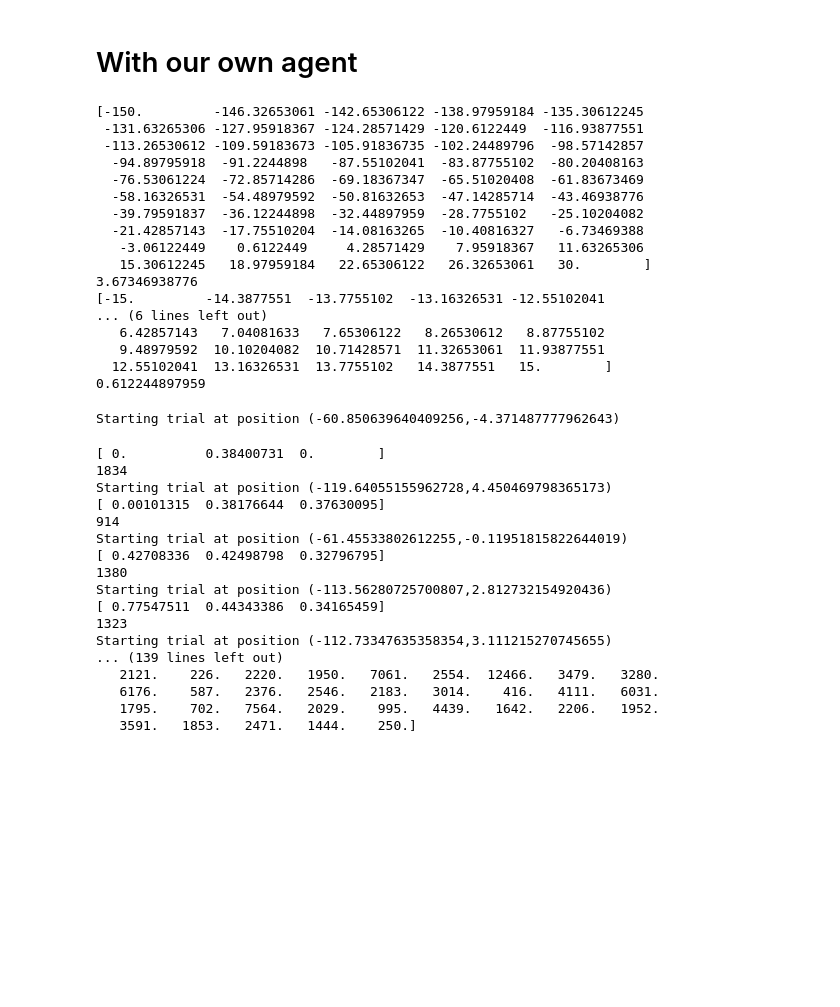
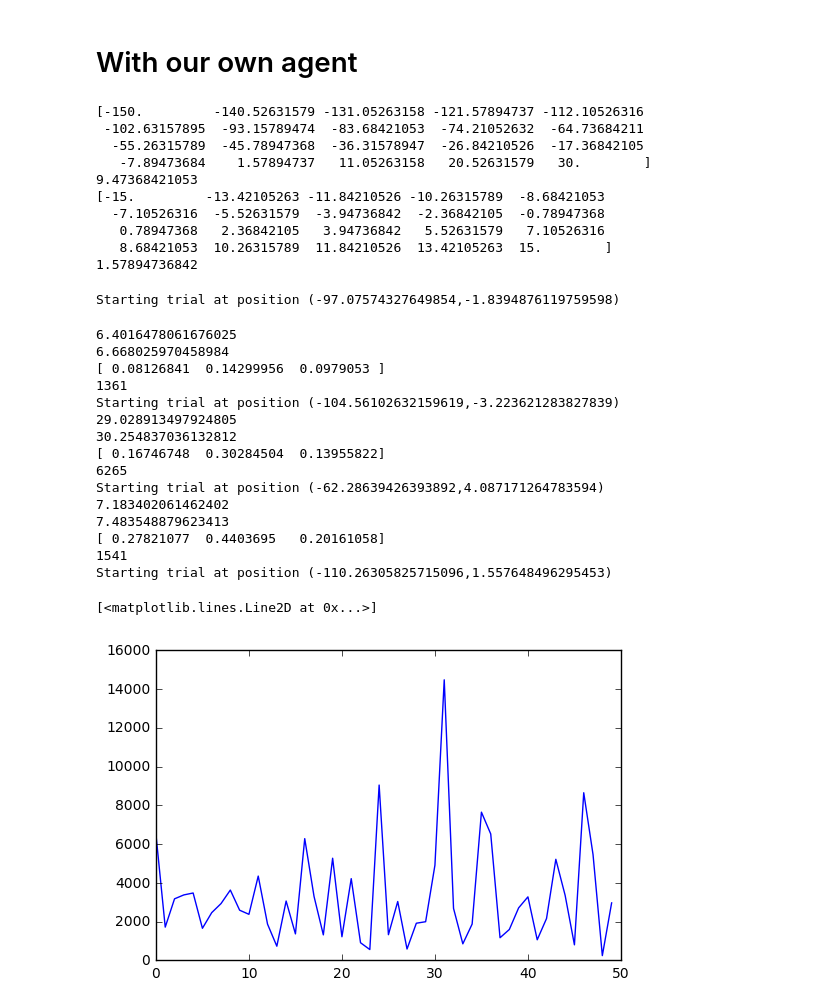
Before and after one commit to DunaiFuentes/unsupNN, a Jupyter notebook: Project2/Reinforment_Learning.ipynb, the cells around one changed output. Drawn from its saved outputs; the diff is of its cells as text; code cells hidden in the pictures; blank space fills up the shorter version.

```diff
--- a/Project2/Reinforment_Learning.ipynb
+++ b/Project2/Reinforment_Learning.ipynb
@@ -15,52 +36,43 @@ plb.show()
 # %% [markdown]
 # With our own agent
 # %%
-n_neurons = 50 # Actually a n_neuros x n_neurons grid
-tau = 0.5 #Exploration temperature parameter
-eta = 0.1 #Learning rate
+n_neurons = 20 # Actually a n_neuros x n_neurons grid
+tau = 0.2 #Exploration temperature parameter
+eta = 0.01 #Learning rate
 gamma = 0.95 #Reward factor
-lambda_eligibility = 0.95 #elegibility decay
+lambda_eligibility = 0.95 #eligibility decay
 a = NA1.NeuralAgent(n_neurons,tau,eta,gamma,lambda_eligibility)
 # %% [output]
-[-150.         -146.32653061 -142.65306122 -138.97959184 -135.30612245
- -131.63265306 -127.95918367 -124.28571429 -120.6122449  -116.93877551
- -113.26530612 -109.59183673 -105.91836735 -102.24489796  -98.57142857
-  -94.89795918  -91.2244898   -87.55102041  -83.87755102  -80.20408163
-  -76.53061224  -72.85714286  -69.18367347  -65.51020408  -61.83673469
-  -58.16326531  -54.48979592  -50.81632653  -47.14285714  -43.46938776
-  -39.79591837  -36.12244898  -32.44897959  -28.7755102   -25.10204082
-  -21.42857143  -17.75510204  -14.08163265  -10.40816327   -6.73469388
-   -3.06122449    0.6122449     4.28571429    7.95918367   11.63265306
-   15.30612245   18.97959184   22.65306122   26.32653061   30.        ]
-3.67346938776
-[-15.         -14.3877551  -13.7755102  -13.16326531 -12.55102041
-... (6 lines left out)
-   6.42857143   7.04081633   7.65306122   8.26530612   8.87755102
-   9.48979592  10.10204082  10.71428571  11.32653061  11.93877551
-  12.55102041  13.16326531  13.7755102   14.3877551   15.        ]
-0.612244897959
+[-150.         -140.52631579 -131.05263158 -121.57894737 -112.10526316
+ -102.63157895  -93.15789474  -83.68421053  -74.21052632  -64.73684211
+  -55.26315789  -45.78947368  -36.31578947  -26.84210526  -17.36842105
+   -7.89473684    1.57894737   11.05263158   20.52631579   30.        ]
+9.47368421053
+[-15.         -13.42105263 -11.84210526 -10.26315789  -8.68421053
+  -7.10526316  -5.52631579  -3.94736842  -2.36842105  -0.78947368
+   0.78947368   2.36842105   3.94736842   5.52631579   7.10526316
+   8.68421053  10.26315789  11.84210526  13.42105263  15.        ]
+1.57894736842
 # %%
-N_trials = 50
+N_trials = 300
 N_runs=1
 max_steps = 100000 #Save stop if not working well
 latencies = a.run(N_trials,N_runs,max_steps)
 print(latencies)
 # %% [output]
-Starting trial at position (-60.850639640409256,-4.371487777962643)
+Starting trial at position (-97.07574327649854,-1.8394876119759598)
-[ 0.          0.38400731  0.        ]
-1834
-Starting trial at position (-119.64055155962728,4.450469798365173)
-[ 0.00101315  0.38176644  0.37630095]
-914
-Starting trial at position (-61.45533802612255,-0.11951815822644019)
-[ 0.42708336  0.42498798  0.32796795]
-1380
-Starting trial at position (-113.56280725700807,2.812732154920436)
-[ 0.77547511  0.44343386  0.34165459]
-1323
-Starting trial at position (-112.73347635358354,3.111215270745655)
-... (139 lines left out)
-   2121.    226.   2220.   1950.   7061.   2554.  12466.   3479.   3280.
-   6176.    587.   2376.   2546.   2183.   3014.    416.   4111.   6031.
-   1795.    702.   7564.   2029.    995.   4439.   1642.   2206.   1952.
-   3591.   1853.   2471.   1444.    250.]
+6.4016478061676025
+6.668025970458984
+[ 0.08126841  0.14299956  0.0979053 ]
+1361
+Starting trial at position (-104.56102632159619,-3.223621283827839)
+29.028913497924805
+30.254837036132812
+[ 0.16746748  0.30284504  0.13955822]
+6265
+Starting trial at position (-62.28639426393892,4.087171264783594)
+7.183402061462402
+7.483548879623413
+[ 0.27821077  0.4403695   0.20161058]
+1541
+Starting trial at position (-110.26305825715096,1.557648496295453)
@@ -69,0 +79,5 @@ plb.show()
+# %%
+plb.plot(latencies)
+# %% [output]
+[<matplotlib.lines.Line2D at 0x...>]
+[figure, added]
```
Also changed, not shown: parts of 4 cells of this notebook, 2 other files.
